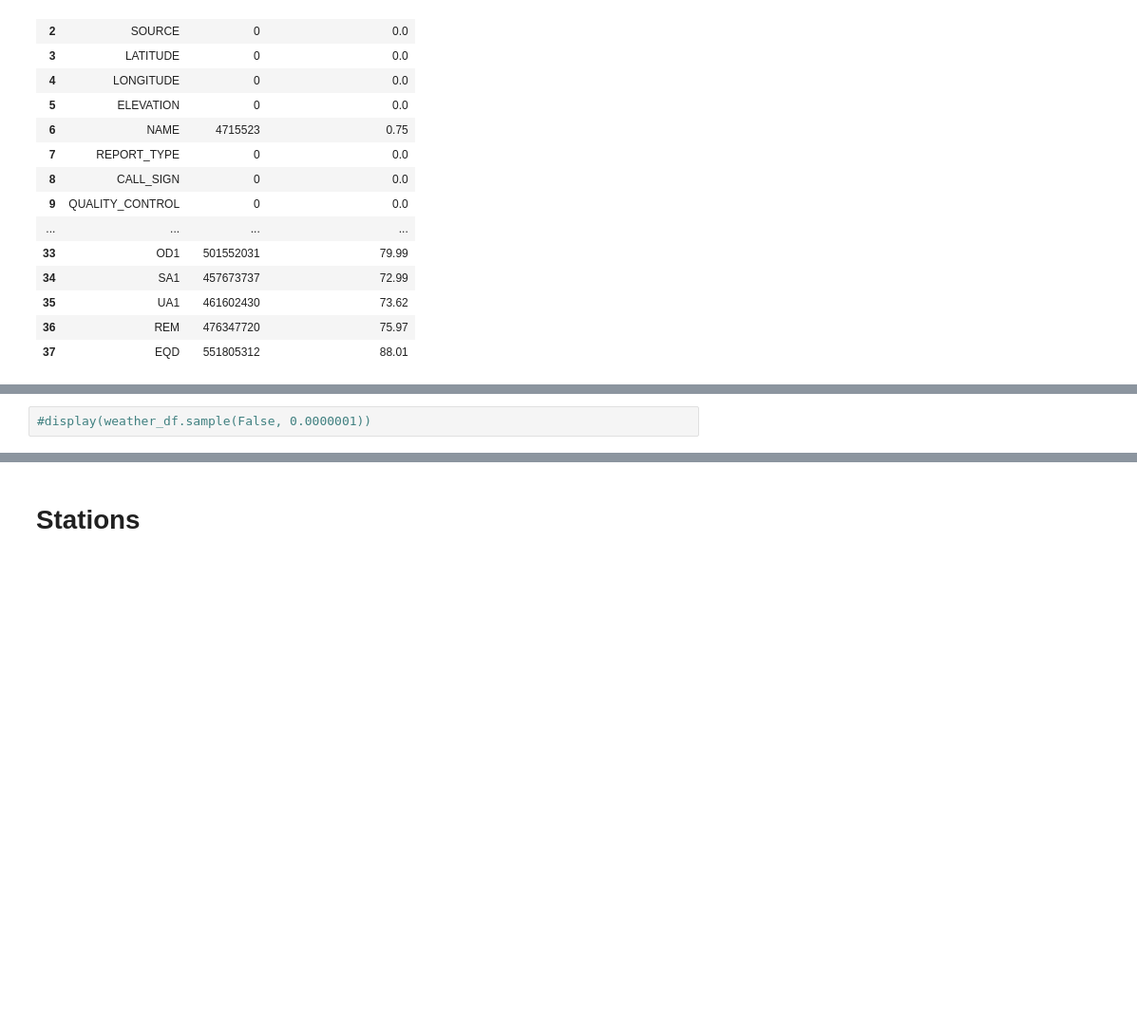
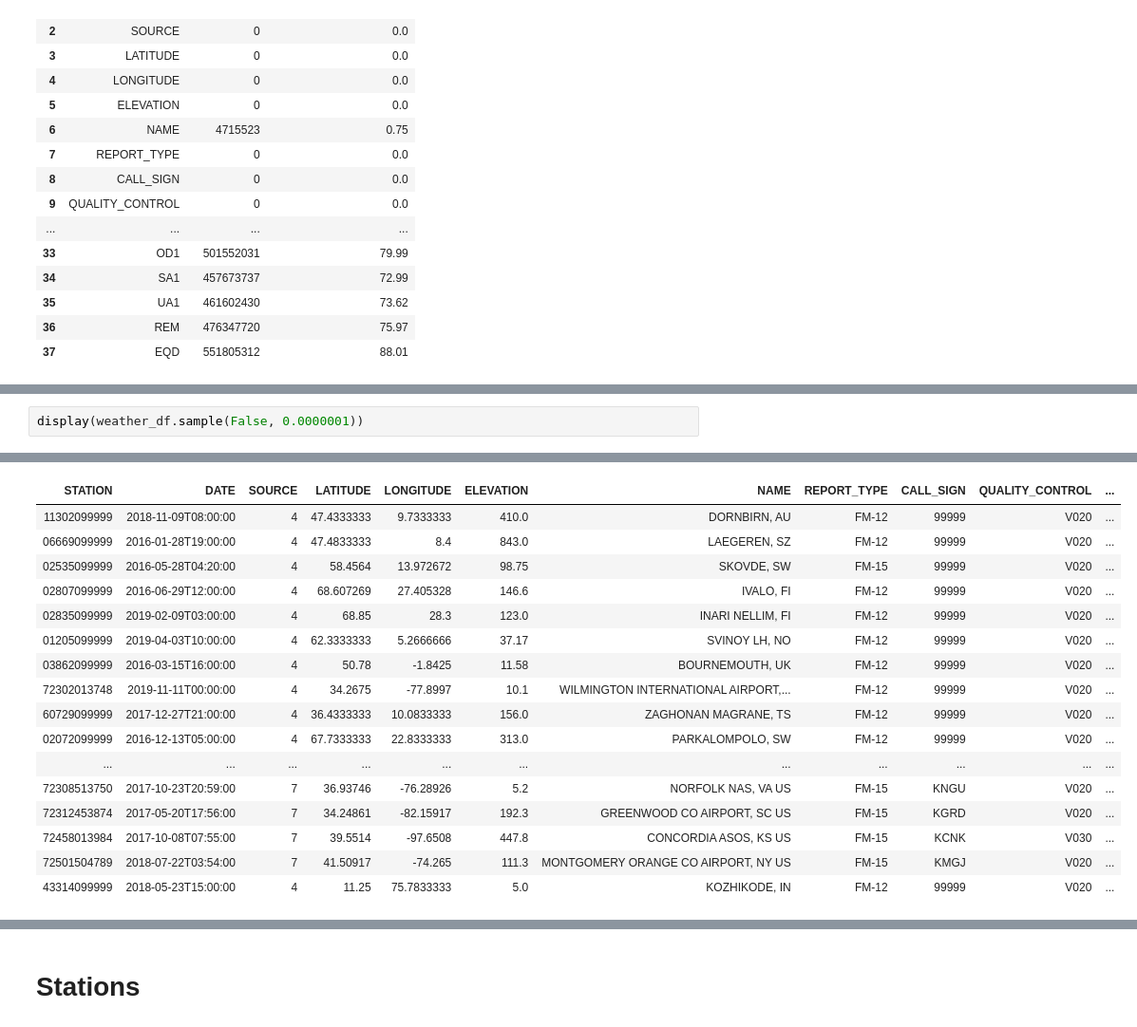
Before and after one commit to jayeshparikh/w261-project, a Jupyter notebook: AirlineDelaysWeather_WIP.ipynb, the cells around one changed output, grey strips where cells are left out. Shown: that part at 95% size. Drawn from its saved outputs; the diff is of its cells as text; blank space fills up the shorter version.

Commit message:
Update: AirlineDelaysWeather_WIP.ipynb AirlineDelays_WIP.ipynb EDA README.md

```diff
--- a/AirlineDelaysWeather_WIP.ipynb
+++ b/AirlineDelaysWeather_WIP.ipynb
@@ -256,5 +354,5 @@ weather_df.select('DATE_IN_DATEFORMAT','DATE').show(10,False)
 # %% [output]
 [interactive output not drawn]
 # %%
-#display(weather_df.sample(False, 0.0000001))
+display(weather_df.sample(False, 0.0000001))
 # %% [output]
@@ -262,2 +359,19 @@ weather_df.select('DATE_IN_DATEFORMAT','DATE').show(10,False)
+| STATION | DATE | SOURCE | LATITUDE | LONGITUDE | ELEVATION | NAME | REPORT_TYPE | CALL_SIGN | QUALITY_CONTROL | ... |
+| 11302099999 | 2018-11-09T08:00:00 | 4 | 47.4333333 | 9.7333333 | 410.0 | DORNBIRN, AU | FM-12 | 99999 | V020 | ... |
+| 06669099999 | 2016-01-28T19:00:00 | 4 | 47.4833333 | 8.4 | 843.0 | LAEGEREN, SZ | FM-12 | 99999 | V020 | ... |
+| 02535099999 | 2016-05-28T04:20:00 | 4 | 58.4564 | 13.972672 | 98.75 | SKOVDE, SW | FM-15 | 99999 | V020 | ... |
+| 02807099999 | 2016-06-29T12:00:00 | 4 | 68.607269 | 27.405328 | 146.6 | IVALO, FI | FM-12 | 99999 | V020 | ... |
+| 02835099999 | 2019-02-09T03:00:00 | 4 | 68.85 | 28.3 | 123.0 | INARI NELLIM, FI | FM-12 | 99999 | V020 | ... |
+| 01205099999 | 2019-04-03T10:00:00 | 4 | 62.3333333 | 5.2666666 | 37.17 | SVINOY LH, NO | FM-12 | 99999 | V020 | ... |
+| 03862099999 | 2016-03-15T16:00:00 | 4 | 50.78 | -1.8425 | 11.58 | BOURNEMOUTH, UK | FM-12 | 99999 | V020 | ... |
+| 72302013748 | 2019-11-11T00:00:00 | 4 | 34.2675 | -77.8997 | 10.1 | WILMINGTON INTERNATIONAL AIRPORT,... | FM-12 | 99999 | V020 | ... |
+| 60729099999 | 2017-12-27T21:00:00 | 4 | 36.4333333 | 10.0833333 | 156.0 | ZAGHONAN MAGRANE, TS | FM-12 | 99999 | V020 | ... |
+| 02072099999 | 2016-12-13T05:00:00 | 4 | 67.7333333 | 22.8333333 | 313.0 | PARKALOMPOLO, SW | FM-12 | 99999 | V020 | ... |
+| ... | ... | ... | ... | ... | ... | ... | ... | ... | ... | ... |
+| 72308513750 | 2017-10-23T20:59:00 | 7 | 36.93746 | -76.28926 | 5.2 | NORFOLK NAS, VA US | FM-15 | KNGU | V020 | ... |
+| 72312453874 | 2017-05-20T17:56:00 | 7 | 34.24861 | -82.15917 | 192.3 | GREENWOOD CO AIRPORT, SC US | FM-15 | KGRD | V020 | ... |
+| 72458013984 | 2017-10-08T07:55:00 | 7 | 39.5514 | -97.6508 | 447.8 | CONCORDIA ASOS, KS US | FM-15 | KCNK | V030 | ... |
+| 72501504789 | 2018-07-22T03:54:00 | 7 | 41.50917 | -74.265 | 111.3 | MONTGOMERY ORANGE CO AIRPORT, NY US | FM-15 | KMGJ | V020 | ... |
+| 43314099999 | 2018-05-23T15:00:00 | 4 | 11.25 | 75.7833333 | 5.0 | KOZHIKODE, IN | FM-12 | 99999 | V020 | ... |
 # %%
 # Join Airlines data and Weather data by DATE and AIRPORT
```
Also changed, not shown: parts of 18 cells of this notebook.
